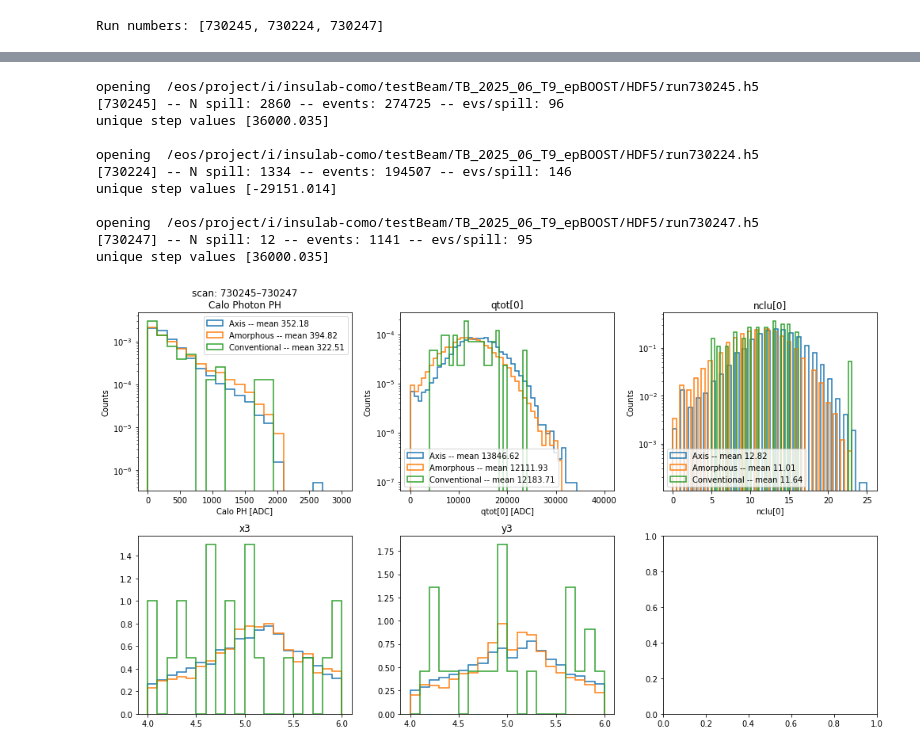
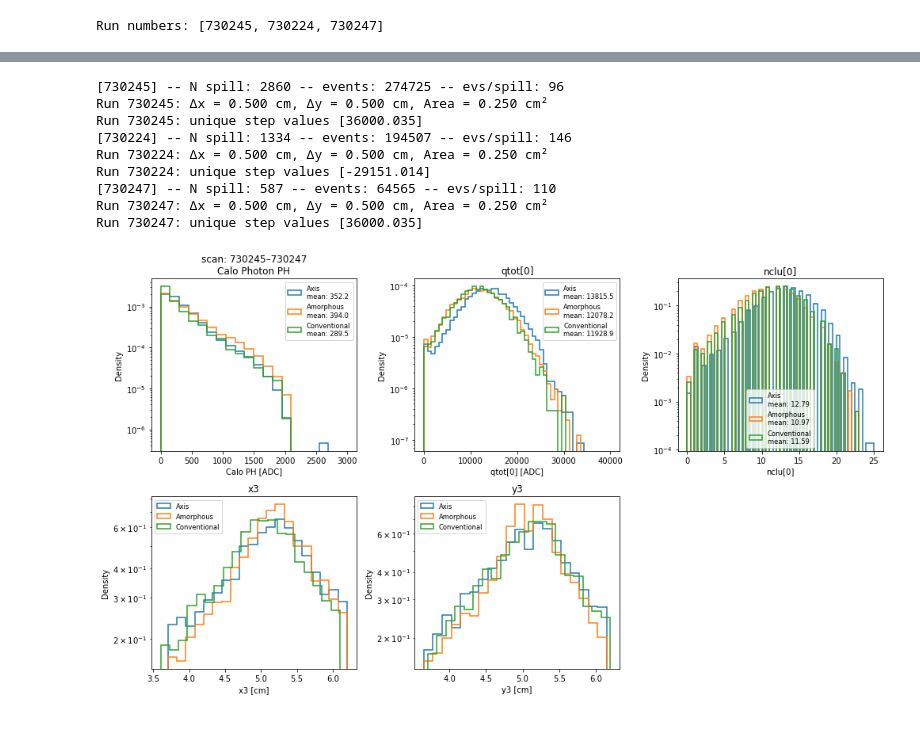
Before and after one commit to Ncanale/eplusBOOST_2025_T9, a Jupyter notebook: OM/compare_epBOOST.ipynb, the cells around one changed output, grey strips where cells are left out. Cells and saved outputs as stored; diff of their text form; code cells hidden in the pictures.

```diff
--- a/OM/compare_epBOOST.ipynb
+++ b/OM/compare_epBOOST.ipynb
@@ -179,66 +203,70 @@ axs = axs.flatten()  # Makes indexing easier (axs[0] to axs[5])
 
 means_nclu3 ={}
 means_qtot3={}
-
 for j, run in enumerate(scan_number):
     xpos, x1, y1, x2, y2, x3, y3, xcry, ycry, ph_calo_photon, ph_cherry1, \
     theta_x_in, theta_y_in, theta_x_out, theta_y_out, tm, qtot, nclu, info_plus, xinfo = file_loader(run)
 
-    if iscrad:
-        scan_angle = xinfo[:, 1]
-    else:
-        scan_angle = xinfo[:, 0]
+    x_cry_cut = cuts[run]['x_cry_cut']
+    y_cry_cut = cuts[run]['y_cry_cut']
 
+    dx = x_cry_cut[1] - x_cry_cut[0]
+    dy = y_cry_cut[1] - y_cry_cut[0]
+    print(f"Run {run}: Δx = {dx:.3f} cm, Δy = {dy:.3f} cm, Area = {dx*dy:.3f} cm²")
+
+    scan_angle = xinfo[:, 1] if iscrad else xinfo[:, 0]
     unique_steps = np.unique(scan_angle)
-    print(f'unique step values {unique_steps}')
-    n_steps = len(unique_steps)
+    print(f'Run {run}: unique step values {unique_steps}')
 
-    for i, step in enumerate(unique_steps):
+    for step in unique_steps:
         logi = (ph_cherry1 > th_cherry1) & \
                (scan_angle == step) & \
                (xcry > x_cry_cut[0]) & (xcry < x_cry_cut[1]) & \
                (ycry > y_cry_cut[0]) & (ycry < y_cry_cut[1])
 
         if np.sum(logi) == 0:
             continue
 
-        axs[0].hist(ph_calo_photon[logi], bins=20, range=(0, 3000), label=f'{label_scan[j]} -- mean {np.mean(ph_calo_photon[logi]):.2f}', density=True, **opt_hist)
-        axs[1].hist(qtot[:, 0][logi], bins=50, range=(0, 40000), label=f'{label_scan[j]} -- mean {np.mean(qtot[:, 0][logi]):.2f}', density=True, **opt_hist)
-        axs[2].hist(nclu[:, 0][logi], bins=50, label=f'{label_scan[j]} -- mean {np.mean(nclu[:, 0][logi]):.2f}', density=True, **opt_hist)
-        axs[3].hist(x3[logi], bins=20,range = (4,6), label=f'{label_scan[j]}',  density=True, **opt_hist)
-        axs[4].hist(y3[logi], bins=20,range = (4,6), label=f'{label_scan[j]}',  density=True, **opt_hist)
-        means_nclu3[label_scan[j]] = np.mean(nclu[:,0][logi])
-        means_qtot3[label_scan[j]] = np.mean(qtot[:,0][logi])
+        label = f'{label_scan[j]}'
+        axs[0].hist(ph_calo_photon[logi], bins=20, range=(0, 3000), label=f'{label}\nmean: {np.mean(ph_calo_photon[logi]):.1f}', density=True, **opt_hist)
+        axs[1].hist(qtot[:, 0][logi], bins=50, range=(0, 40000), label=f'{label}\nmean: {np.mean(qtot[:, 0][logi]):.1f}', density=True, **opt_hist)
+        axs[2].hist(nclu[:, 0][logi], bins=50, label=f'{label}\nmean: {np.mean(nclu[:, 0][logi]):.2f}', density=True, **opt_hist)
+        axs[3].hist(x3[logi], bins=20, range=(x_cry_cut[0]-1, x_cry_cut[1]+1), label=label, density=True, **opt_hist)
+        axs[4].hist(y3[logi], bins=20, range=(y_cry_cut[0]-1, y_cry_cut[1]+1), label=label, density=True, **opt_hist)
+
+        means_nclu3[label] = np.mean(nclu[:, 0][logi])
+        means_qtot3[label] = np.mean(qtot[:, 0][logi])
+
 # Titoli
 axs[0].set_title(f'scan: {scan_number[0]}–{scan_number[-1]}\nCalo Photon PH')
 axs[1].set_title('qtot[0]')
 axs[2].set_title('nclu[0]')
 axs[3].set_title('x3')
 axs[4].set_title('y3')
 
 # Assi e scala log
-labels = ['Calo PH [ADC]', 'qtot[0] [ADC]', 'nclu[0]', 'x3 [mm]', 'y3 [mm]']
-for j in range(3):
+labels = ['Calo PH [ADC]', 'qtot[0] [ADC]', 'nclu[0]', 'x3 [cm]', 'y3 [cm]']
+for j in range(5):
     axs[j].set_xlabel(labels[j])
-    axs[j].set_ylabel('Counts')
+    axs[j].set_ylabel('Density')
     axs[j].set_yscale('log')
-    axs[j].legend()  # enable if needed
+    axs[j].legend(fontsize='small')
+
+axs[5].axis('off')  # Rimuove subplot vuoto (2x3 layout)
 
 plt.tight_layout()
 plt.show()
 # %% [output]
-opening  /eos/project/i/insulab-como/testBeam/TB_2025_06_T9_epBOOST/HDF5/run730245.h5
 [730245] -- N spill: 2860 -- events: 274725 -- evs/spill: 96
-unique step values [36000.035]
-
-opening  /eos/project/i/insulab-como/testBeam/TB_2025_06_T9_epBOOST/HDF5/run730224.h5
+Run 730245: Δx = 0.500 cm, Δy = 0.500 cm, Area = 0.250 cm²
+Run 730245: unique step values [36000.035]
 [730224] -- N spill: 1334 -- events: 194507 -- evs/spill: 146
-unique step values [-29151.014]
-
-opening  /eos/project/i/insulab-como/testBeam/TB_2025_06_T9_epBOOST/HDF5/run730247.h5
-[730247] -- N spill: 12 -- events: 1141 -- evs/spill: 95
-unique step values [36000.035]
+Run 730224: Δx = 0.500 cm, Δy = 0.500 cm, Area = 0.250 cm²
+Run 730224: unique step values [-29151.014]
+[730247] -- N spill: 587 -- events: 64565 -- evs/spill: 110
+Run 730247: Δx = 0.500 cm, Δy = 0.500 cm, Area = 0.250 cm²
+Run 730247: unique step values [36000.035]
-[figure, old version]
+[figure, new version]
 # %%
 print('########## RATIOS ##########')
 print(f"\nNCLU ax/rnd = {100 * (means_nclu3['Axis'] / means_nclu3['Amorphous']):.2f}% ")
```
Also changed, not shown: parts of 5 cells of this notebook, 1 other file.
